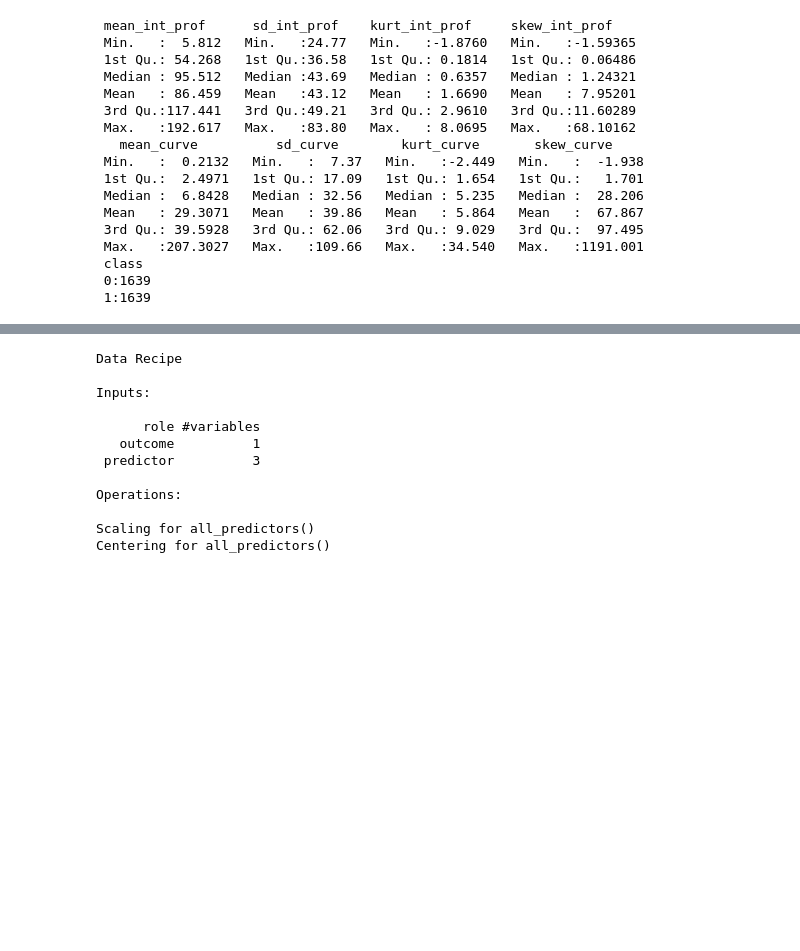
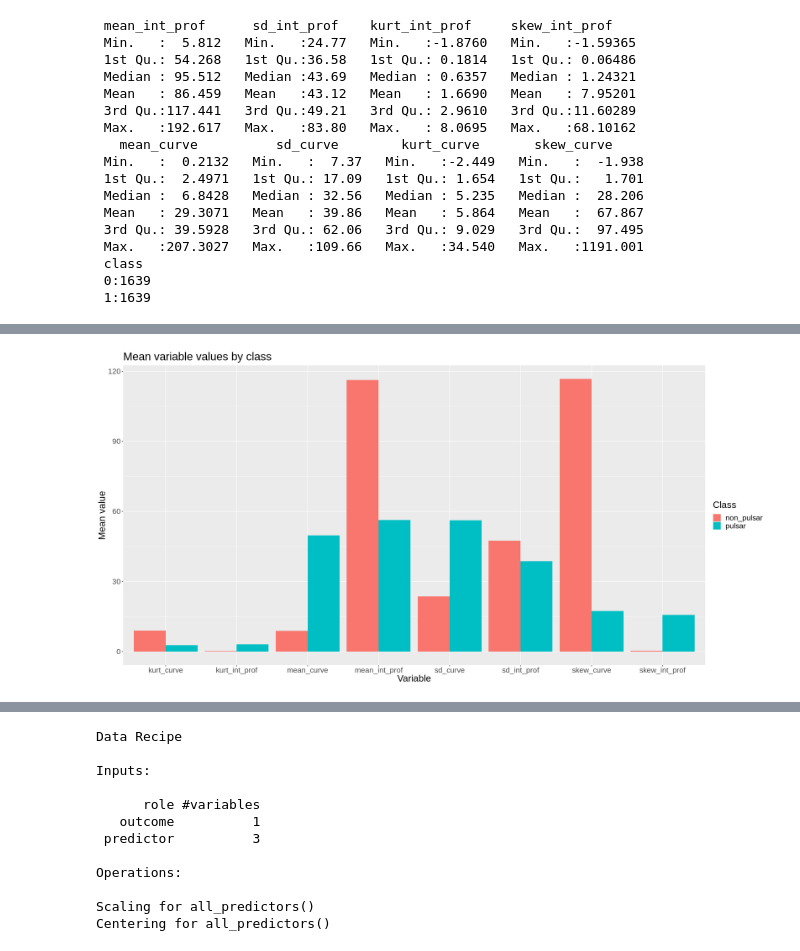
Before and after one commit to Phillipl132/dsci_100_group_24, a Jupyter notebook: Project_Report.ipynb, the cells around one changed output, grey strips where cells are left out. Cells and saved outputs as stored; diff of their text form; code cells hidden in the pictures; blank space fills up the shorter version.

Commit message:
summary and visualization related to exploritory data analysis

```diff
--- a/Project_Report.ipynb
+++ b/Project_Report.ipynb
@@ -104,0 +114,7 @@ pulsar_down_test <- testing(pulsar_down_split)
+# %%
+# summary data set
+pulsar_averages <- pulsar_down_train %>%
+    group_by(class) %>%
+    summarize(across(mean_int_prof:skew_curve, mean))
+
+pulsar_averages
@@ -104,0 +130,19 @@ pulsar_down_test <- testing(pulsar_down_split)
+# %%
+options(repr.plot.width = 20, repr.plot.height = 10)
+
+tidy_pulsar_averages <- pulsar_averages %>%
+    pivot_longer(cols = mean_int_prof:skew_curve, # places all variables in a single column
+                names_to = "variable",
+                values_to = "mean_value")
+
+averages_viz <- tidy_pulsar_averages %>%
+    ggplot(aes(x = variable, y = mean_value, fill = class)) +
+    geom_bar(stat = "Identity", position = "dodge") +
+    labs(x = "Variable", y = "Mean value", fill = "Class") +
+    theme(text = element_text(size=20)) +
+    scale_fill_discrete(name = "Class", labels = c("non_pulsar", "pulsar")) +
+    ggtitle("Mean variable values by class")
+
+averages_viz
+# %% [output]
+[figure, added]
```
Also changed, not shown: parts of 9 cells of this notebook.
